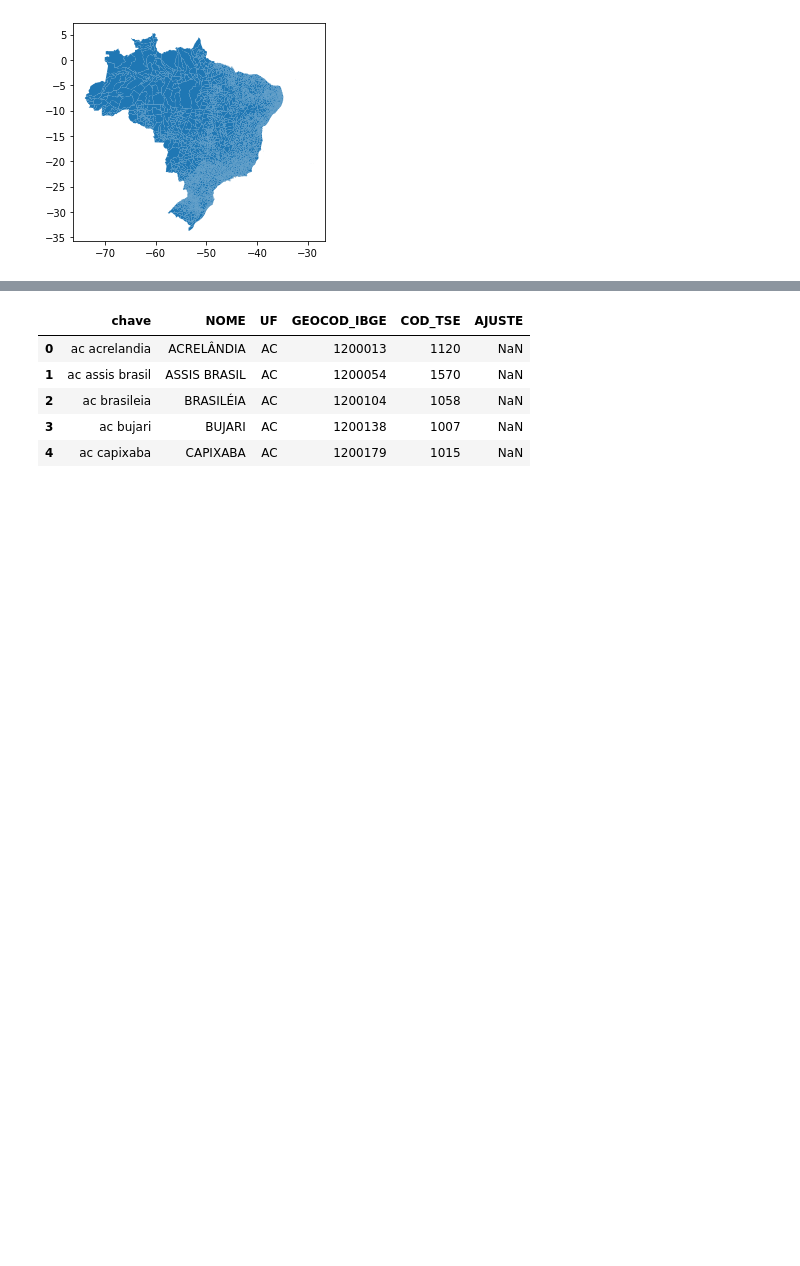
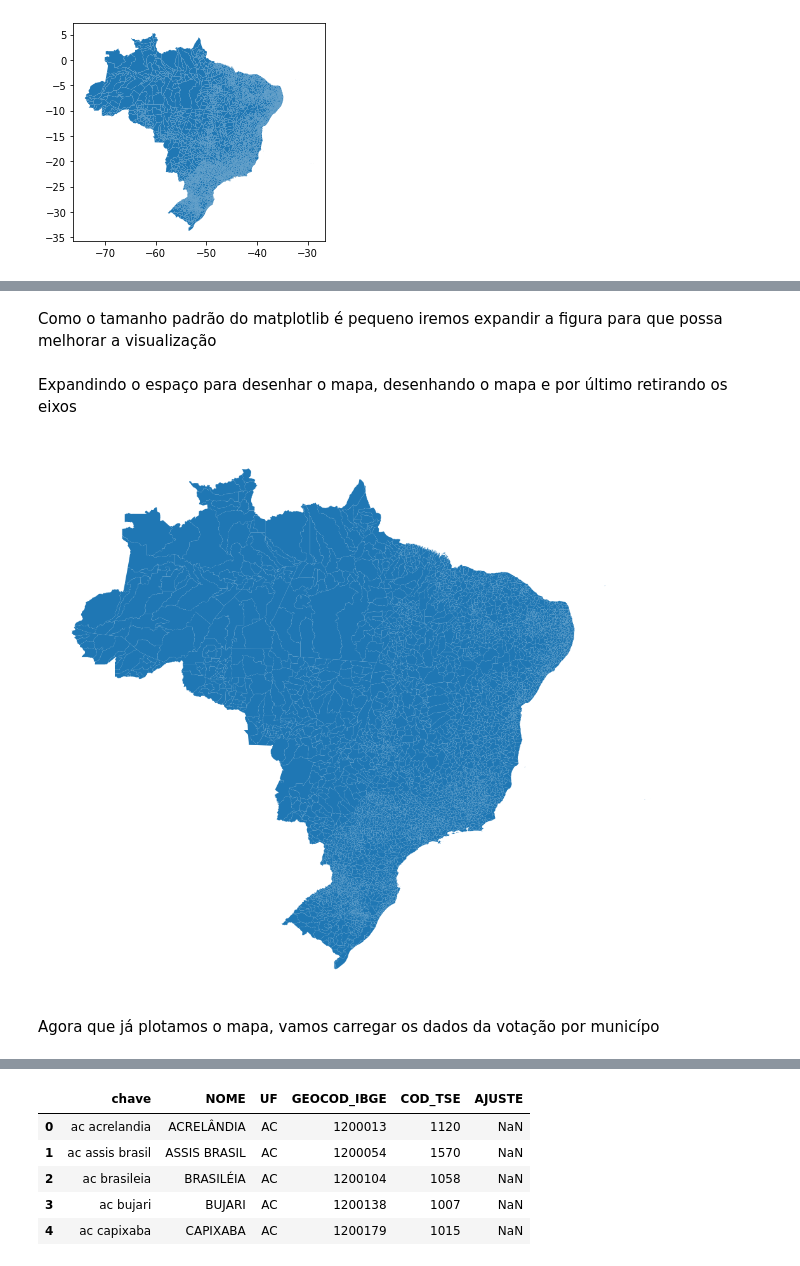
Before and after one commit to allanbraquiel/Data_Science_Projects, a Jupyter notebook: Mapa_Resultado_Eleições_2018.ipynb, the cells around one changed output, grey strips where cells are left out. Cells and saved outputs as stored; diff of their text form; code cells hidden in the pictures; blank space fills up the shorter version.

```diff
--- a/Mapa_Resultado_Eleições_2018.ipynb
+++ b/Mapa_Resultado_Eleições_2018.ipynb
@@ -192,0 +78,16 @@ df_votacao = df_votacao[["SG_UF", "CD_MUNICIPIO", "NM_MUNICIPIO", "NR_CANDIDATO"
+# %% [markdown]
+Como o tamanho padrão do matplotlib é pequeno iremos expandir a figura para que possa melhorar a visualização
+# %% [markdown]
+Expandindo o espaço para desenhar o mapa, desenhando o mapa e por último retirando os eixos
+# %%
+fig, ax = plt.subplots(1, figsize=(18,18))
+
+df_mapa.plot(ax=ax)
+
+ax.set_axis_off()
+
+plt.show()
+# %% [output]
+[figure, added]
+# %% [markdown]
+Agora que já plotamos o mapa, vamos carregar os dados da votação por municípo
```
Also changed, not shown: parts of 113 cells of this notebook.
